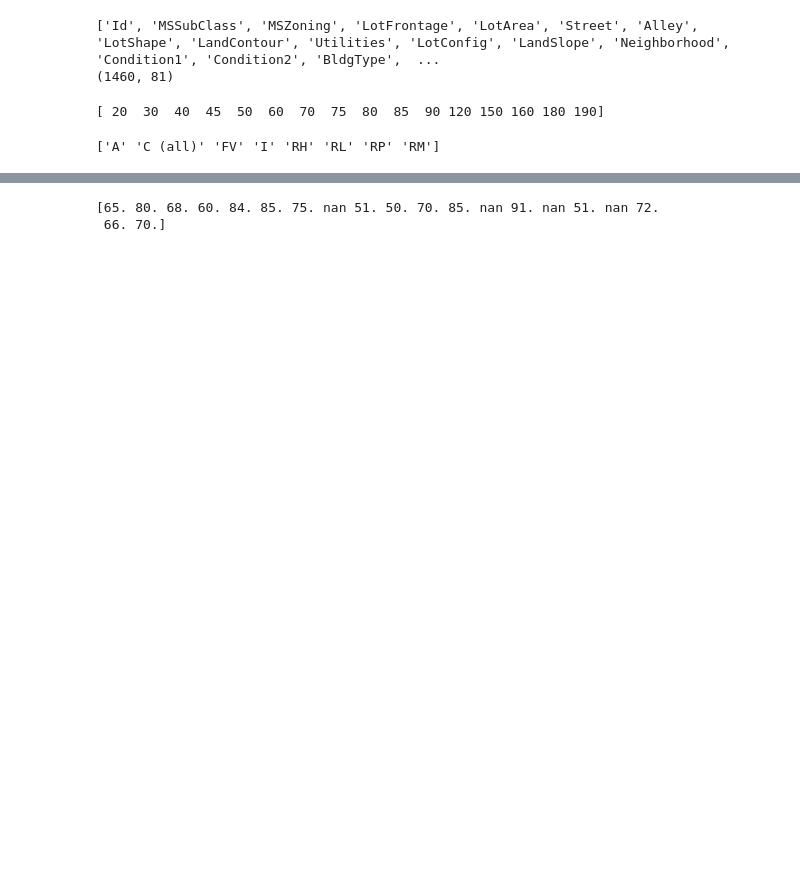
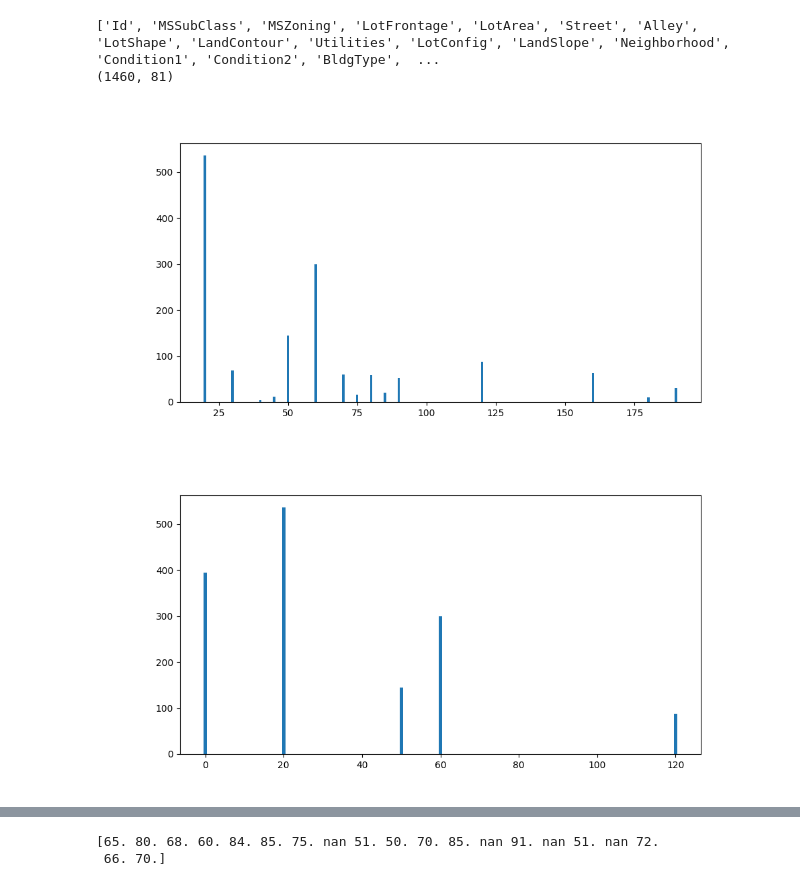
Before and after one commit to MaximeD34/house_price, a Jupyter notebook: data_processing.ipynb, the cells around one changed output, grey strips where cells are left out. Cells and saved outputs as stored; diff of their text form; code cells hidden in the pictures; blank space fills up the shorter version.

```diff
--- a/data_processing.ipynb
+++ b/data_processing.ipynb
@@ -13,6 +14,12 @@ def printRepartion(column, uniqueValues):
         nb = len(column[column == uniqueValues[i]])
         print(uniqueValues[i], ":", len(column[column == uniqueValues[i]]), "(", round(nb / len(column) * 100, 1), "%)")
     print("\n")
+# %%
+def plotRepartition(column, uniqueValues):
+    import matplotlib.pyplot as plt
+    plt.figure(figsize=(10, 5))
+    plt.bar(uniqueValues, [len(column[column == uniqueValues[i]]) for i in range(len(uniqueValues))])
+    plt.show()
 # %%
 #Id,MSSubClass,MSZoning,LotFrontage,LotArea,Street,Alley,LotShape,LandContour,Utilities,LotConfig,LandSlope,Neighborhood,Condition1,Condition2,BldgType,HouseStyle,OverallQual,OverallCond,YearBuilt,YearRemodAdd,RoofStyle,RoofMatl,Exterior1st,Exterior2nd,MasVnrType,MasVnrArea,ExterQual,ExterCond,Foundation,BsmtQual,BsmtCond,BsmtExposure,BsmtFinType1,BsmtFinSF1,BsmtFinType2,BsmtFinSF2,BsmtUnfSF,TotalBsmtSF,Heating,HeatingQC,CentralAir,Electrical,1stFlrSF,2ndFlrSF,LowQualFinSF,GrLivArea,BsmtFullBath,BsmtHalfBath,FullBath,HalfBath,BedroomAbvGr,KitchenAbvGr,KitchenQual,TotRmsAbvGrd,Functional,Fireplaces,FireplaceQu,GarageType,GarageYrBlt,GarageFinish,GarageCars,GarageArea,GarageQual,GarageCond,PavedDrive,WoodDeckSF,OpenPorchSF,EnclosedPorch,3SsnPorch,ScreenPorch,PoolArea,PoolQC,Fence,MiscFeature,MiscVal,MoSold,YrSold,SaleType,SaleCondition,SalePrice
 
@@ -50,24 +57,19 @@ print(data.shape)
 # %% [output]
 ['Id', 'MSSubClass', 'MSZoning', 'LotFrontage', 'LotArea', 'Street', 'Alley', 'LotShape', 'LandContour', 'Utilities', 'LotConfig', 'LandSlope', 'Neighborhood', 'Condition1', 'Condition2', 'BldgType',  ...
 (1460, 81)
-# %%
-#MSSubClass
-MSSubClass = data[:,1].astype(int)
-uniqueMSSubClass = np.unique(MSSubClass)
-#add missing values
-uniqueMSSubClass = np.append(uniqueMSSubClass, 150)
-uniqueMSSubClass.sort()
-print(uniqueMSSubClass)
-
-oneHotEncodedMSSubClass = oneHotEncode(MSSubClass, uniqueMSSubClass)
-# %% [output]
-[ 20  30  40  45  50  60  70  75  80  85  90 120 150 160 180 190]
-# %%
-#MSZoning
-MSZoning = data[:,2]
-uniqueMSZoning = np.array(["A", "C (all)", "FV", "I", "RH", "RL", "RP", "RM"])
-oneHotEncodedMSZoning = oneHotEncode(MSZoning, uniqueMSZoning)
-
-print(uniqueMSZoning)
-# %% [output]
-['A' 'C (all)' 'FV' 'I' 'RH' 'RL' 'RP' 'RM']
+# %%
+#MSSubClass
+MSSubClass = data[:, 1].copy().astype(int)
+uniqueMSSubClass = np.array((20, 30, 40, 45, 50, 60, 70, 75, 80, 85, 90, 120, 150, 160, 180, 190))
+# printRepartion(MSSubClass, uniqueMSSubClass)
+plotRepartition(MSSubClass, uniqueMSSubClass)
+
+#we only keep the 4 most common values
+MSSubClass = np.array([MSSubClass[i] if MSSubClass[i] in (20, 60, 50, 120) else 0 for i in range(len(MSSubClass))])
+uniqueMSSubClass = np.array((0, 20, 60, 50, 120))
+plotRepartition(MSSubClass, uniqueMSSubClass)
+
+oneHotEncodedMSSubClass = oneHotEncode(MSSubClass, uniqueMSSubClass)
+# %% [output]
+[figure, added]
+[figure, added]
```
Also changed, not shown: parts of 12 cells of this notebook.
